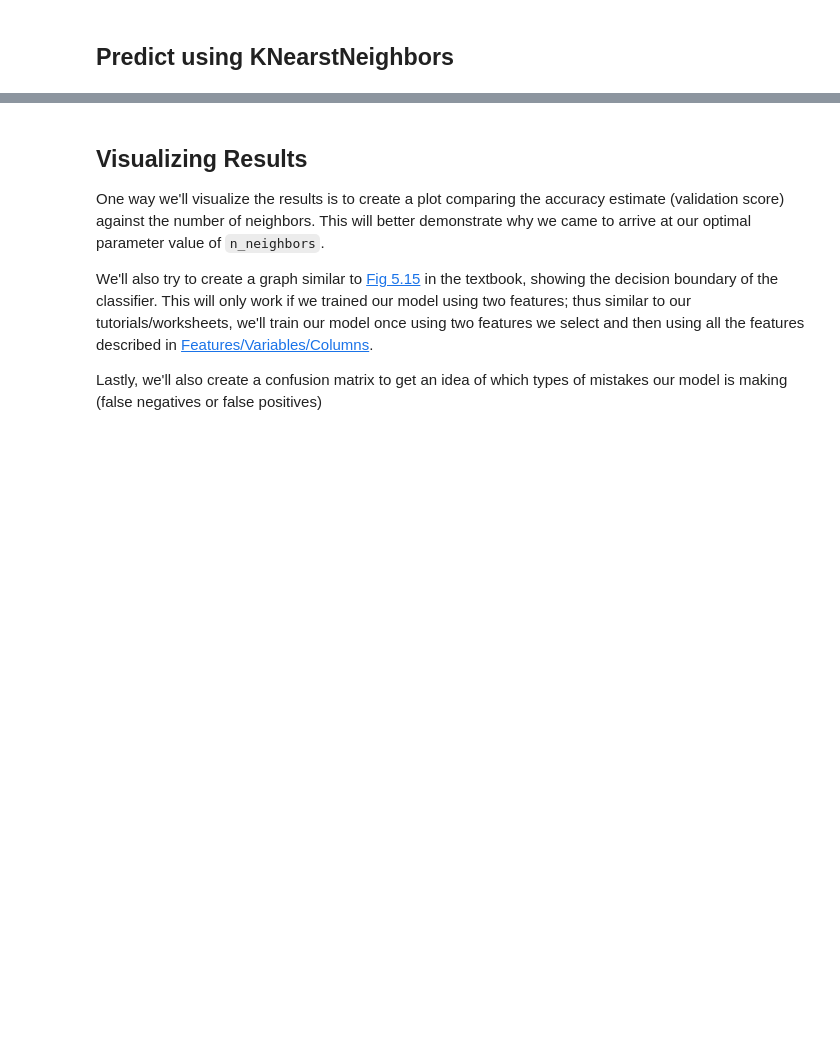
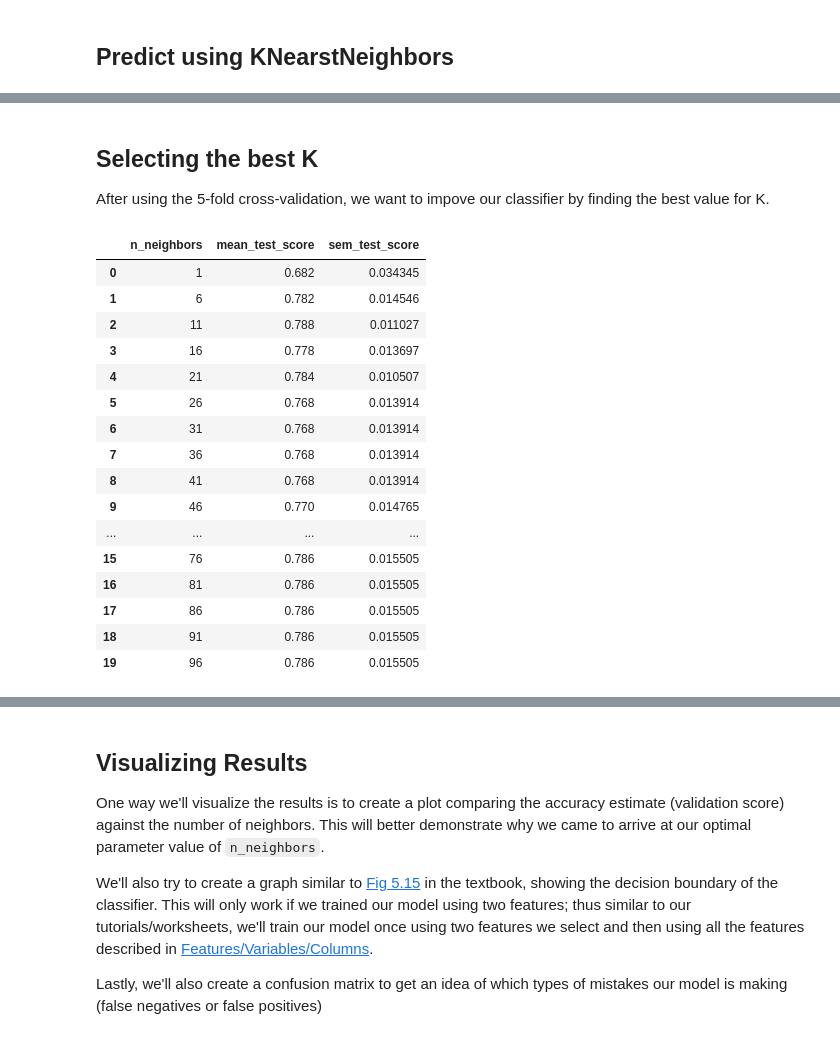
Before and after one commit to ericrkuo/dsci-100-group-12, a Jupyter notebook: report.ipynb, the cells around one changed output, grey strips where cells are left out. Saved outputs shown, nothing was run; the diff lists cells and outputs as text; code cells hidden in the pictures; blank space fills up the shorter version.

```diff
--- a/report.ipynb
+++ b/report.ipynb
@@ -703,0 +735,4 @@ array([1, 1, 1, 1, 1, 1, 1, 1, 1, 1, 1, 1, 1, 1, 1, 1, 1, 1, 1, 1, 1, 1,
+# %%
+pipe = make_pipeline(preprocessor,knn)
+vfold_score = cross_validate(estimator=pipe,cv=5,X=X_train,y=y_train,return_train_score=True)
+pd.DataFrame(vfold_score)
@@ -703,0 +746,48 @@ array([1, 1, 1, 1, 1, 1, 1, 1, 1, 1, 1, 1, 1, 1, 1, 1, 1, 1, 1, 1, 1, 1,
+# %% [markdown]
+## Selecting the best K
+After using the 5-fold cross-validation, we want to impove our classifier by finding the best value for K.
+# %%
+param_grid = {
+    "kneighborsclassifier__n_neighbors":range(1,100,5),
+}
+
+tune_grid = GridSearchCV(
+    estimator = pipe,
+    param_grid = param_grid,
+    cv=10)
+
+
+accuracies_grid = pd.DataFrame(
+    tune_grid
+    .fit(X_train,y_train)
+    .cv_results_)
+
+#modifies the accuracies_grid to be more readable
+accuracies_grid = accuracies_grid[["param_kneighborsclassifier__n_neighbors", "mean_test_score", "std_test_score"]
+              ].assign(
+                  sem_test_score = accuracies_grid["std_test_score"] / 10**(1/2)
+              ).rename(
+                  columns = {"param_kneighborsclassifier__n_neighbors" : "n_neighbors"}
+              ).drop(
+                  columns = ["std_test_score"]
+              )
+
+accuracies_grid
+# %% [output]
+|  | n_neighbors | mean_test_score | sem_test_score |
+| 0 | 1 | 0.682 | 0.034345 |
+| 1 | 6 | 0.782 | 0.014546 |
+| 2 | 11 | 0.788 | 0.011027 |
+| 3 | 16 | 0.778 | 0.013697 |
+| 4 | 21 | 0.784 | 0.010507 |
+| 5 | 26 | 0.768 | 0.013914 |
+| 6 | 31 | 0.768 | 0.013914 |
+| 7 | 36 | 0.768 | 0.013914 |
+| 8 | 41 | 0.768 | 0.013914 |
+| 9 | 46 | 0.770 | 0.014765 |
+| ... | ... | ... | ... |
+| 15 | 76 | 0.786 | 0.015505 |
+| 16 | 81 | 0.786 | 0.015505 |
+| 17 | 86 | 0.786 | 0.015505 |
+| 18 | 91 | 0.786 | 0.015505 |
+| 19 | 96 | 0.786 | 0.015505 |
```
Also changed, not shown: parts of 23 cells of this notebook.
